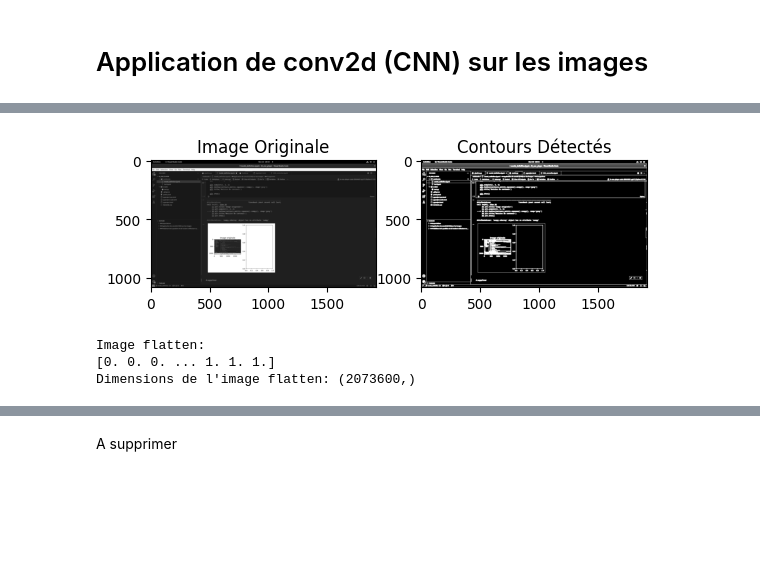
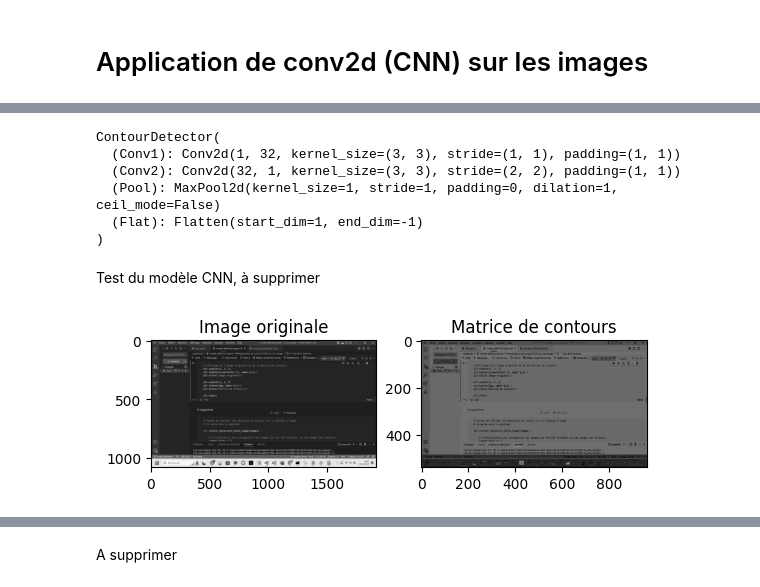
Before and after one commit to elroche/IA_oso_player, a Jupyter notebook: notebooks/model_definition.ipynb, the cells around one changed output, grey strips where cells are left out. Drawn from its saved outputs; the diff is of its cells as text; code cells hidden in the pictures; blank space fills up the shorter version.

Commit message:
clean CNN in model_definition

```diff
--- a/notebooks/model_definition.ipynb
+++ b/notebooks/model_definition.ipynb
@@ -93,33 +85,37 @@ def contour_detection_one_image(image) :
+# %%
+# Initialiser le modèle
+contour_model = ContourDetector()
+transform = transforms.Compose([transforms.ToTensor(),transforms.Normalize([0.5, ], [0.5, ])])
+# Afficher le modèle
+print(contour_model)
+# %% [output]
+ContourDetector(
+  (Conv1): Conv2d(1, 32, kernel_size=(3, 3), stride=(1, 1), padding=(1, 1))
+  (Conv2): Conv2d(32, 1, kernel_size=(3, 3), stride=(2, 2), padding=(1, 1))
+  (Pool): MaxPool2d(kernel_size=1, stride=1, padding=0, dilation=1, ceil_mode=False)
+  (Flat): Flatten(start_dim=1, end_dim=-1)
+)
+# %% [markdown]
+Test du modèle CNN, à supprimer
 # %%
-# A supprimer, test de la fonction contour_detection_one_image
+# # Test de la fonction
 
-# Appel de la fonction de capture d'écran, et récupération de ces captures
 screenshots = test_recuperation_image()
+image = screenshots[-1]
+image = transform(image)
 
-# Récupérer la dernière capture d'écran
-image_test = screenshots[-1]
+contours_matrix = contour_model(image)
+img = contours_matrix.detach().numpy()[0]
 
-image_final_test, contours_image_test, flattened_image = contour_detection_one_image(image_test)
-
-# Afficher l'image originale et les contours détectés
+# Affichage de l'image originale et de la matrice de contours
 plt.subplot(1, 2, 1)
-plt.imshow(image_final_test, cmap='gray')
-plt.title('Image Originale')
+plt.imshow(screenshots[-1], cmap='gray')
+plt.title('Image originale')
 
 plt.subplot(1, 2, 2)
-plt.imshow(contours_image_test, cmap='gray')
-plt.title('Contours Détectés')
+plt.imshow(img, cmap='gray')
+plt.title('Matrice de contours')
+
 plt.show()
-
-
-# Afficher l'image flatten
-print("Image flatten:")
-print(flattened_image)
-
-# Afficher les dimensions de l'image flatten
-print("Dimensions de l'image flatten:", flattened_image.shape)
 # %% [output]
-[figure, old version]
+[figure, new version]
-Image flatten:
-[0. 0. 0. ... 1. 1. 1.]
-Dimensions de l'image flatten: (2073600,)
```
Also changed, not shown: parts of 9 cells of this notebook.
